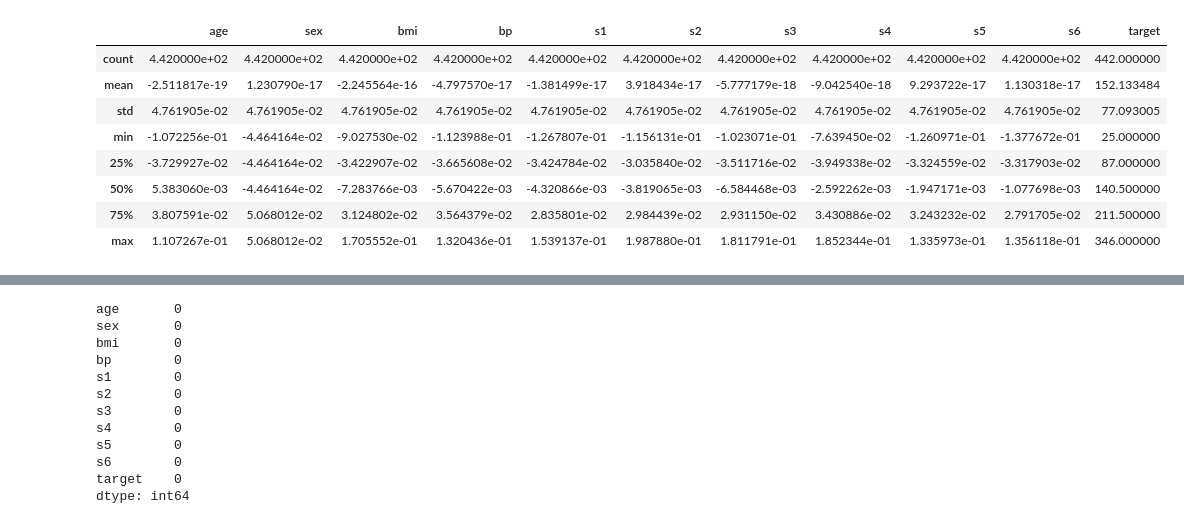
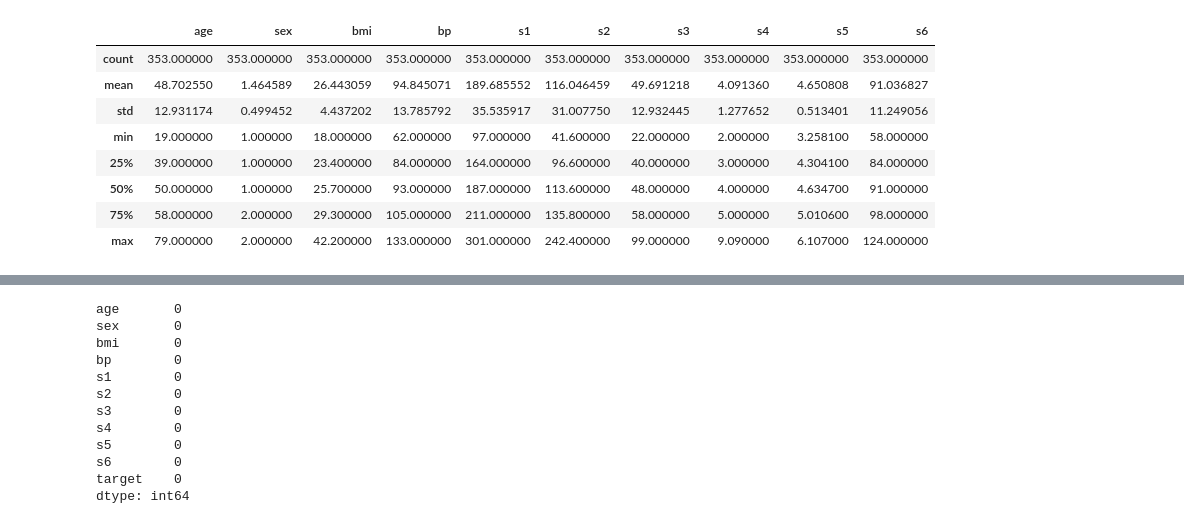
Before and after one commit to hvini/ds, a Jupyter notebook: diabetes/diabetes.ipynb, the cells around one changed output, grey strips where cells are left out. Cells and saved outputs as stored; diff of their text form; code cells hidden in the pictures.

```diff
--- a/diabetes/diabetes.ipynb
+++ b/diabetes/diabetes.ipynb
@@ -9,7 +14,6 @@ import seaborn as sns
 import numpy as np
 # %%
-diabetes = load_diabetes(as_frame=True)
+diabetes = load_diabetes(as_frame=True, scaled=False)
 # %%
-data = diabetes['data']
-data['target'] = diabetes['target']
-display(data)
+x = diabetes['data']
+y = diabetes['target']
@@ -30,12 +42,12 @@ display(data)
 # %%
-data.describe()
+x_train.describe()
 # %% [output]
-|  | age | sex | bmi | bp | s1 | s2 | s3 | s4 | s5 | s6 | target |
-| count | 4.420000e+02 | 4.420000e+02 | 4.420000e+02 | 4.420000e+02 | 4.420000e+02 | 4.420000e+02 | 4.420000e+02 | 4.420000e+02 | 4.420000e+02 | 4.420000e+02 | 442.000000 |
-| mean | -2.511817e-19 | 1.230790e-17 | -2.245564e-16 | -4.797570e-17 | -1.381499e-17 | 3.918434e-17 | -5.777179e-18 | -9.042540e-18 | 9.293722e-17 | 1.130318e-17 | 152.133484 |
-| std | 4.761905e-02 | 4.761905e-02 | 4.761905e-02 | 4.761905e-02 | 4.761905e-02 | 4.761905e-02 | 4.761905e-02 | 4.761905e-02 | 4.761905e-02 | 4.761905e-02 | 77.093005 |
-| min | -1.072256e-01 | -4.464164e-02 | -9.027530e-02 | -1.123988e-01 | -1.267807e-01 | -1.156131e-01 | -1.023071e-01 | -7.639450e-02 | -1.260971e-01 | -1.377672e-01 | 25.000000 |
-| 25% | -3.729927e-02 | -4.464164e-02 | -3.422907e-02 | -3.665608e-02 | -3.424784e-02 | -3.035840e-02 | -3.511716e-02 | -3.949338e-02 | -3.324559e-02 | -3.317903e-02 | 87.000000 |
-| 50% | 5.383060e-03 | -4.464164e-02 | -7.283766e-03 | -5.670422e-03 | -4.320866e-03 | -3.819065e-03 | -6.584468e-03 | -2.592262e-03 | -1.947171e-03 | -1.077698e-03 | 140.500000 |
-| 75% | 3.807591e-02 | 5.068012e-02 | 3.124802e-02 | 3.564379e-02 | 2.835801e-02 | 2.984439e-02 | 2.931150e-02 | 3.430886e-02 | 3.243232e-02 | 2.791705e-02 | 211.500000 |
-| max | 1.107267e-01 | 5.068012e-02 | 1.705552e-01 | 1.320436e-01 | 1.539137e-01 | 1.987880e-01 | 1.811791e-01 | 1.852344e-01 | 1.335973e-01 | 1.356118e-01 | 346.000000 |
+|  | age | sex | bmi | bp | s1 | s2 | s3 | s4 | s5 | s6 |
+| count | 353.000000 | 353.000000 | 353.000000 | 353.000000 | 353.000000 | 353.000000 | 353.000000 | 353.000000 | 353.000000 | 353.000000 |
+| mean | 48.702550 | 1.464589 | 26.443059 | 94.845071 | 189.685552 | 116.046459 | 49.691218 | 4.091360 | 4.650808 | 91.036827 |
+| std | 12.931174 | 0.499452 | 4.437202 | 13.785792 | 35.535917 | 31.007750 | 12.932445 | 1.277652 | 0.513401 | 11.249056 |
+| min | 19.000000 | 1.000000 | 18.000000 | 62.000000 | 97.000000 | 41.600000 | 22.000000 | 2.000000 | 3.258100 | 58.000000 |
+| 25% | 39.000000 | 1.000000 | 23.400000 | 84.000000 | 164.000000 | 96.600000 | 40.000000 | 3.000000 | 4.304100 | 84.000000 |
+| 50% | 50.000000 | 1.000000 | 25.700000 | 93.000000 | 187.000000 | 113.600000 | 48.000000 | 4.000000 | 4.634700 | 91.000000 |
+| 75% | 58.000000 | 2.000000 | 29.300000 | 105.000000 | 211.000000 | 135.800000 | 58.000000 | 5.000000 | 5.010600 | 98.000000 |
+| max | 79.000000 | 2.000000 | 42.200000 | 133.000000 | 301.000000 | 242.400000 | 99.000000 | 9.090000 | 6.107000 | 124.000000 |
```
Also changed, not shown: parts of 39 cells of this notebook.
